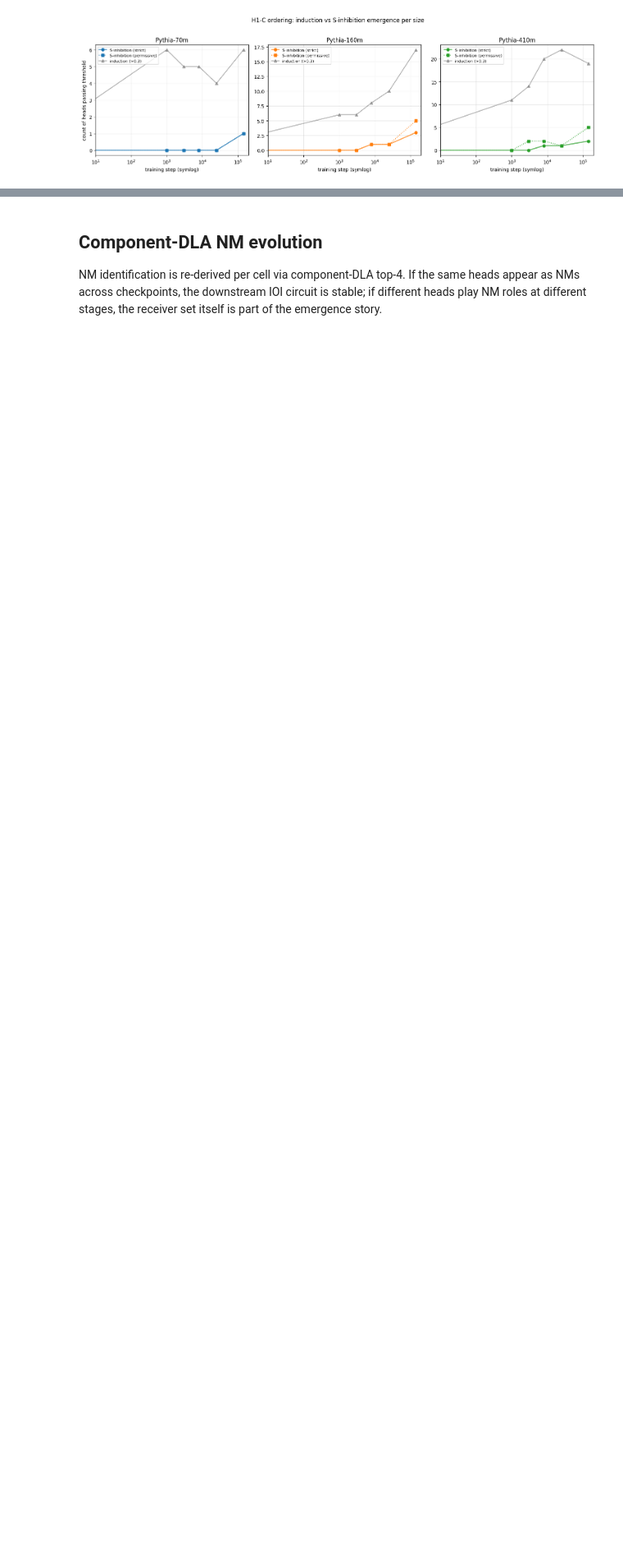
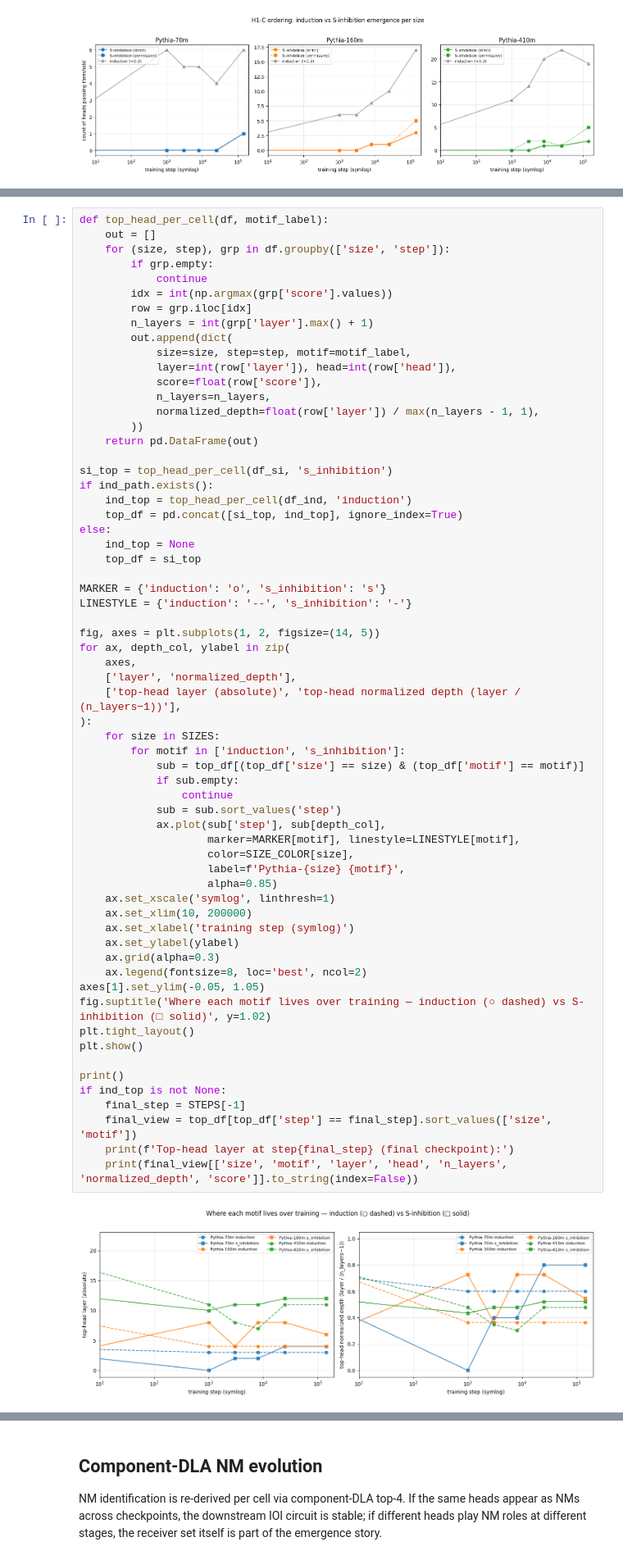
Before and after one commit to cam-berger/pythia-motif-emergence, a Jupyter notebook: notebooks/s_inhibition_emergence_exploration.ipynb, the cells around one changed output, grey strips where cells are left out. Shown at 82% size. Drawn from its saved outputs; the diff is of its cells as text; blank space fills up the shorter version.

```diff
--- a/notebooks/s_inhibition_emergence_exploration.ipynb
+++ b/notebooks/s_inhibition_emergence_exploration.ipynb
@@ -202,0 +287,65 @@ else:
+# %%
+def top_head_per_cell(df, motif_label):
+    out = []
+    for (size, step), grp in df.groupby(['size', 'step']):
+        if grp.empty:
+            continue
+        idx = int(np.argmax(grp['score'].values))
+        row = grp.iloc[idx]
+        n_layers = int(grp['layer'].max() + 1)
+        out.append(dict(
+            size=size, step=step, motif=motif_label,
+            layer=int(row['layer']), head=int(row['head']),
+            score=float(row['score']),
+            n_layers=n_layers,
+            normalized_depth=float(row['layer']) / max(n_layers - 1, 1),
+        ))
+    return pd.DataFrame(out)
+
+si_top = top_head_per_cell(df_si, 's_inhibition')
+if ind_path.exists():
+    ind_top = top_head_per_cell(df_ind, 'induction')
+    top_df = pd.concat([si_top, ind_top], ignore_index=True)
+else:
+    ind_top = None
+    top_df = si_top
+
+MARKER = {'induction': 'o', 's_inhibition': 's'}
+LINESTYLE = {'induction': '--', 's_inhibition': '-'}
+
+fig, axes = plt.subplots(1, 2, figsize=(14, 5))
+for ax, depth_col, ylabel in zip(
+    axes,
+    ['layer', 'normalized_depth'],
+    ['top-head layer (absolute)', 'top-head normalized depth (layer / (n_layers−1))'],
+):
+    for size in SIZES:
+        for motif in ['induction', 's_inhibition']:
+            sub = top_df[(top_df['size'] == size) & (top_df['motif'] == motif)]
+            if sub.empty:
+                continue
+            sub = sub.sort_values('step')
+            ax.plot(sub['step'], sub[depth_col],
+                    marker=MARKER[motif], linestyle=LINESTYLE[motif],
+                    color=SIZE_COLOR[size],
+                    label=f'Pythia-{size} {motif}',
+                    alpha=0.85)
+    ax.set_xscale('symlog', linthresh=1)
+    ax.set_xlim(10, 200000)
+    ax.set_xlabel('training step (symlog)')
+    ax.set_ylabel(ylabel)
+    ax.grid(alpha=0.3)
+    ax.legend(fontsize=8, loc='best', ncol=2)
+axes[1].set_ylim(-0.05, 1.05)
+fig.suptitle('Where each motif lives over training — induction (○ dashed) vs S-inhibition (□ solid)', y=1.02)
+plt.tight_layout()
+plt.show()
+
+print()
+if ind_top is not None:
+    final_step = STEPS[-1]
+    final_view = top_df[top_df['step'] == final_step].sort_values(['size', 'motif'])
+    print(f'Top-head layer at step{final_step} (final checkpoint):')
+    print(final_view[['size', 'motif', 'layer', 'head', 'n_layers', 'normalized_depth', 'score']].to_string(index=False))
+# %% [output]
+[figure, added]
```
Also changed, not shown: parts of 10 cells of this notebook, 1 other file.
